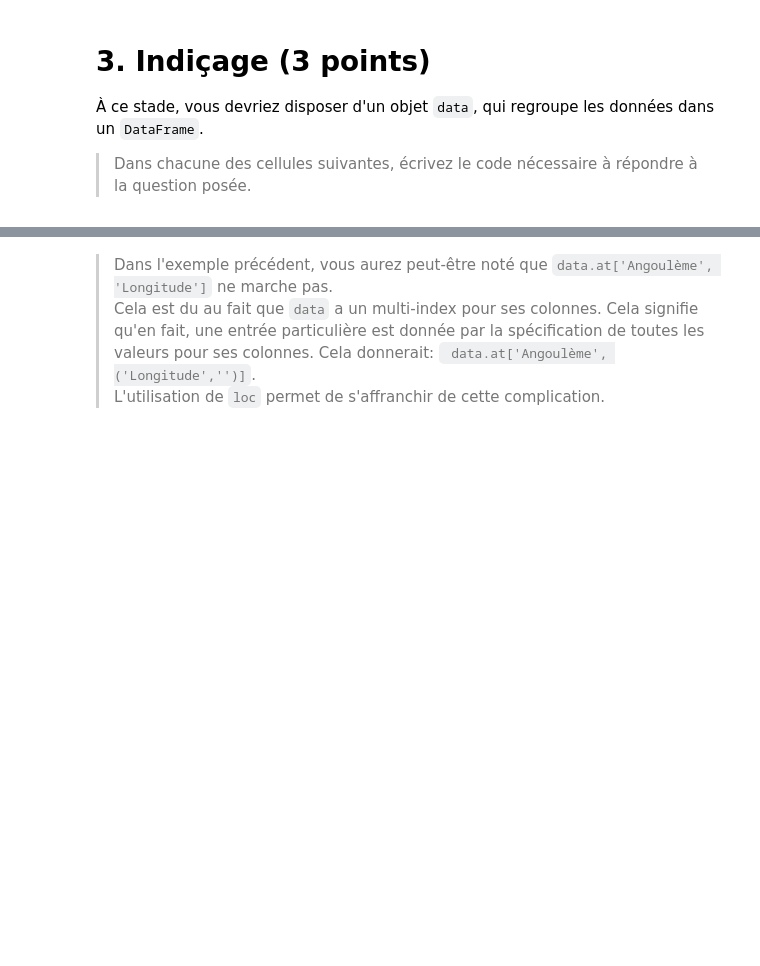
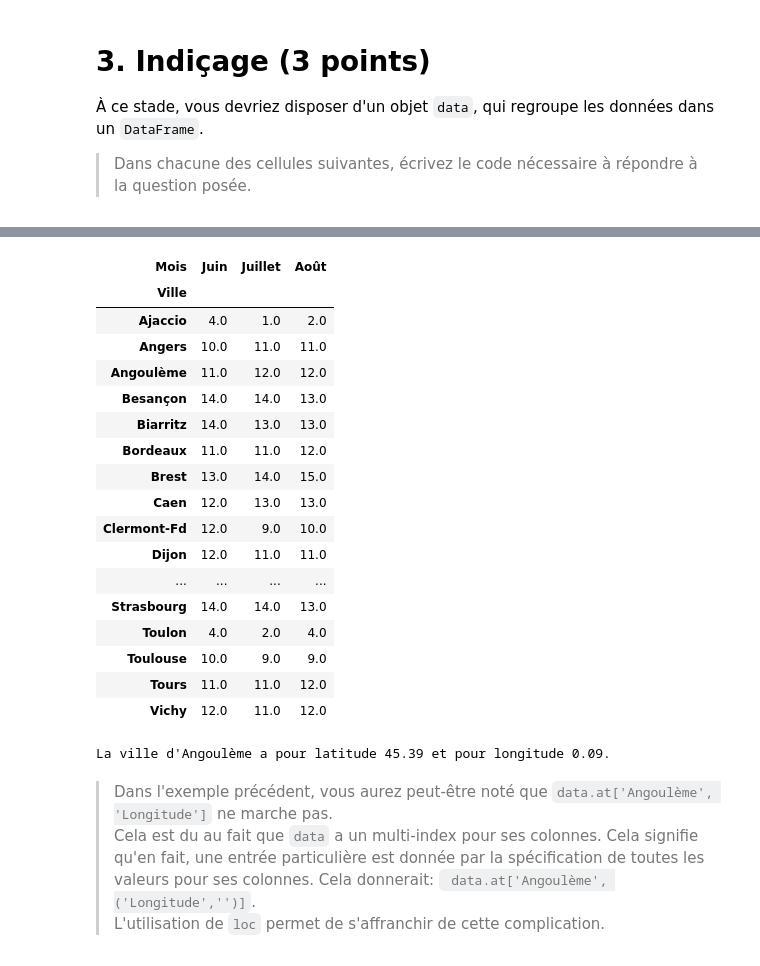
Before and after one commit to Alexandre0702/TP-Analyse-multidimentionnelle, a Jupyter notebook: TP1_pandas.ipynb, the cells around one changed output, grey strips where cells are left out. Saved outputs shown, nothing was run; the diff lists cells and outputs as text; code cells hidden in the pictures; blank space fills up the shorter version.

```diff
--- a/TP1_pandas.ipynb
+++ b/TP1_pandas.ipynb
@@ -125,8 +144,33 @@ Comme vous le constatez, `pandas` est en fait encore plus puissant que ce que je
 # %%
 # Affichez le nombre de jours de pluie de toutes les villes pour les mois de "Juin", "Juillet" et "Août"
+data['Jours de pluie'][['Juin','Juillet','Août']]
+# %% [output]
+| Mois | Juin | Juillet | Août |
+| Ville |  |  |  |
+| Ajaccio | 4.0 | 1.0 | 2.0 |
+| Angers | 10.0 | 11.0 | 11.0 |
+| Angoulème | 11.0 | 12.0 | 12.0 |
+| Besançon | 14.0 | 14.0 | 13.0 |
+| Biarritz | 14.0 | 13.0 | 13.0 |
+| Bordeaux | 11.0 | 11.0 | 12.0 |
+| Brest | 13.0 | 14.0 | 15.0 |
+| Caen | 12.0 | 13.0 | 13.0 |
+| Clermont-Fd | 12.0 | 9.0 | 10.0 |
+| Dijon | 12.0 | 11.0 | 11.0 |
+| ... | ... | ... | ... |
+| Strasbourg | 14.0 | 14.0 | 13.0 |
+| Toulon | 4.0 | 2.0 | 4.0 |
+| Toulouse | 10.0 | 9.0 | 9.0 |
+| Tours | 11.0 | 11.0 | 12.0 |
+| Vichy | 12.0 | 11.0 | 12.0 |
 # %%
 # Affichez une phrase qui indique la latitude et longitude d'Angoulème.
 # (utilisez `loc` et le formattage de chaines de caractère avec print)
+latitude = data.at['Angoulème', ('Latitude','')]
+longitude = data.at['Angoulème', ('Longitude','')]
+print("La ville d'Angoulème a pour latitude {} et pour longitude {}.".format(latitude, longitude))
+# %% [output]
+La ville d'Angoulème a pour latitude 45.39 et pour longitude 0.09.
 # %% [markdown]
 > Dans l'exemple précédent, vous aurez peut-être noté que `data.at['Angoulème', 'Longitude']` ne marche pas.
 Cela est du au fait que `data` a un multi-index pour ses colonnes. Cela signifie qu'en fait, une entrée particulière est donnée par la spécification de toutes les valeurs pour ses colonnes. Cela donnerait:
```
Also changed, not shown: parts of 3 cells of this notebook.
